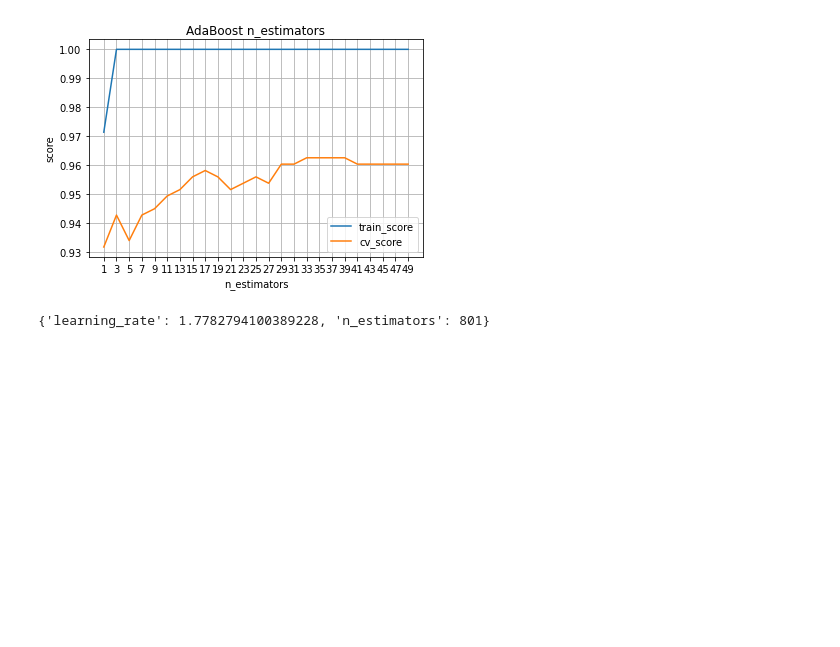
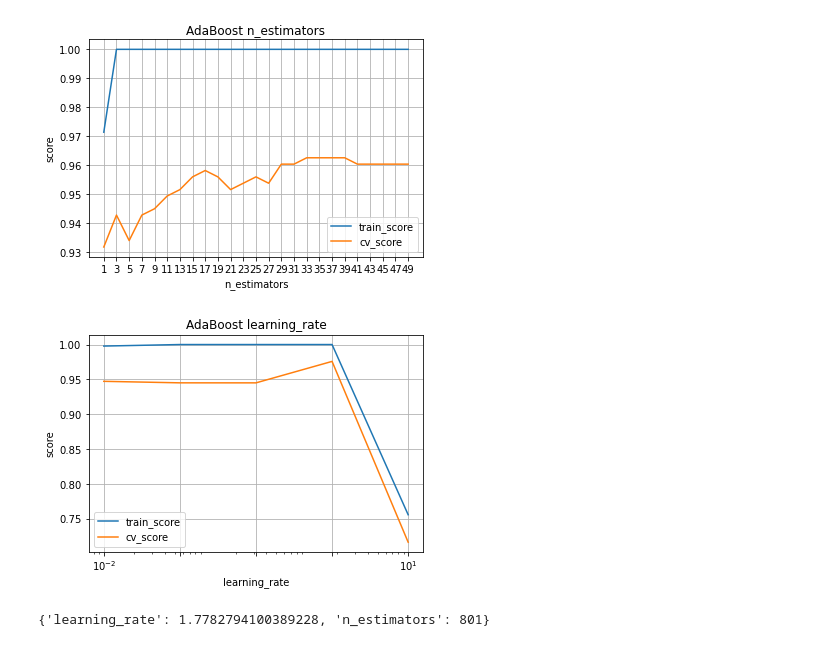
Before and after one commit to arcadianlyric/supervised_learning, a Jupyter notebook: breast_cancer.ipynb, the cells around one changed output. Saved outputs shown, nothing was run; the diff lists cells and outputs as text; code cells hidden in the pictures; blank space fills up the shorter version.

```diff
--- a/breast_cancer.ipynb
+++ b/breast_cancer.ipynb
@@ -313,6 +313,23 @@ plt.legend()
 plt.grid()
 # %% [output]
 [figure]
+# %%
+max_depth = 3
+clf_adb = AdaBoostClassifier(random_state=42, base_estimator=tree.DecisionTreeClassifier(max_depth=max_depth))
+# n_estimators default 50
+_range = np.logspace(-2,1,5)
+train_scores, test_scores = validation_curve(clf_adb, train_x, train_y, param_range=_range, cv=3, param_name='learning_rate')
+plt.figure()
+plt.semilogx(_range, np.mean(train_scores, axis=1), label='train_score')
+plt.semilogx(_range, np.mean(test_scores, axis=1), label='cv_score')
+plt.title("AdaBoost learning_rate")
+plt.xlabel("learning_rate")
+plt.ylabel("score")
+plt.xticks(_range)
+plt.legend()
+plt.grid()
+# %% [output]
+[figure, added]
 # %%
 max_depth = 3
 clf_adb = AdaBoostClassifier(random_state=42, base_estimator=tree.DecisionTreeClassifier(max_depth=max_depth))
```
Also changed, not shown: parts of 13 cells of this notebook, 1 other file.
